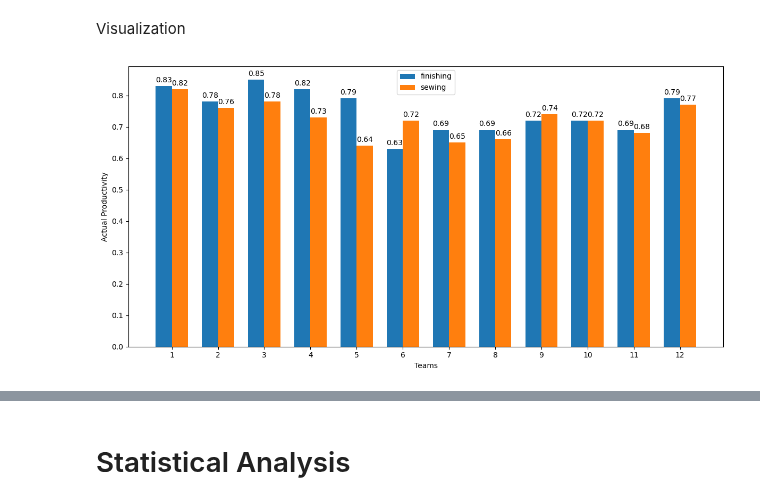
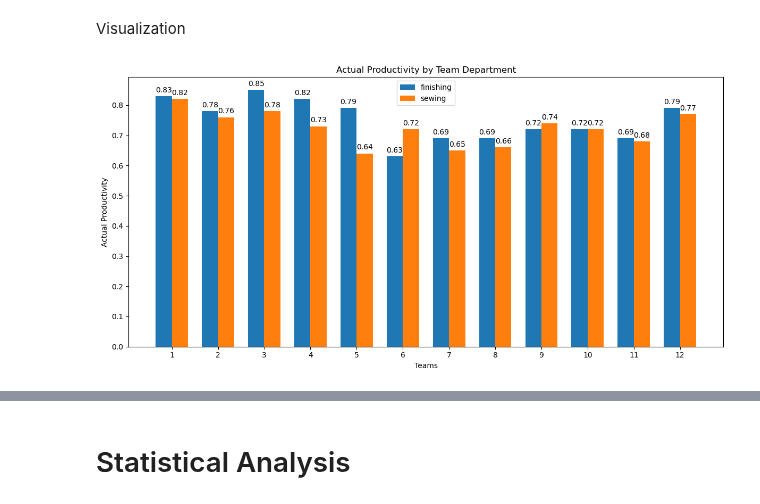
Before and after one commit to Alyxx-The-Sniper/DATA_SCIENCE_2022, a Jupyter notebook: Data_Science_Inference/2Garments_worker-Copy1.ipynb, the cells around one changed output, grey strips where cells are left out. Cells and saved outputs as stored; diff of their text form; code cells hidden in the pictures.

```diff
--- a/Data_Science_Inference/2Garments_worker-Copy1.ipynb
+++ b/Data_Science_Inference/2Garments_worker-Copy1.ipynb
@@ -662,30 +462,31 @@ finishing= team_act_prod[0::2]
 # %%
 #
 fig, ax = plt.subplots(figsize=(12,6))
 
 x = np.arange(1,13)
 width = 0.35  # the width of the bars
 
 rects1 = ax.bar(x - width/2, finishing, width, label= 'finishing')
 rects2 = ax.bar(x + width/2, sewing, width, label='sewing')
 ax.set_xticks(x)
 ax.set_xlabel('Teams')
 ax.set_ylabel('Actual Productivity')
 
 def autolabel(rects):
     """Attach a text label above each bar in *rects*, displaying its height."""
     for rect in rects:
         height = rect.get_height()
         ax.annotate('{}'.format(height),
                     xy=(rect.get_x() + rect.get_width() / 2, height),
                     xytext=(0, 3),  # 3 points vertical offset
                     textcoords="offset points",
                     ha='center', va='bottom')
 
+plt.title('Actual Productivity by Team Department')
 autolabel(rects1)
 autolabel(rects2)
 plt.tight_layout()
 plt.legend(loc='upper center')
 plt.show()
 # %% [output]
-[figure, old version]
+[figure, new version]
```
Also changed, not shown: parts of 79 cells of this notebook.
